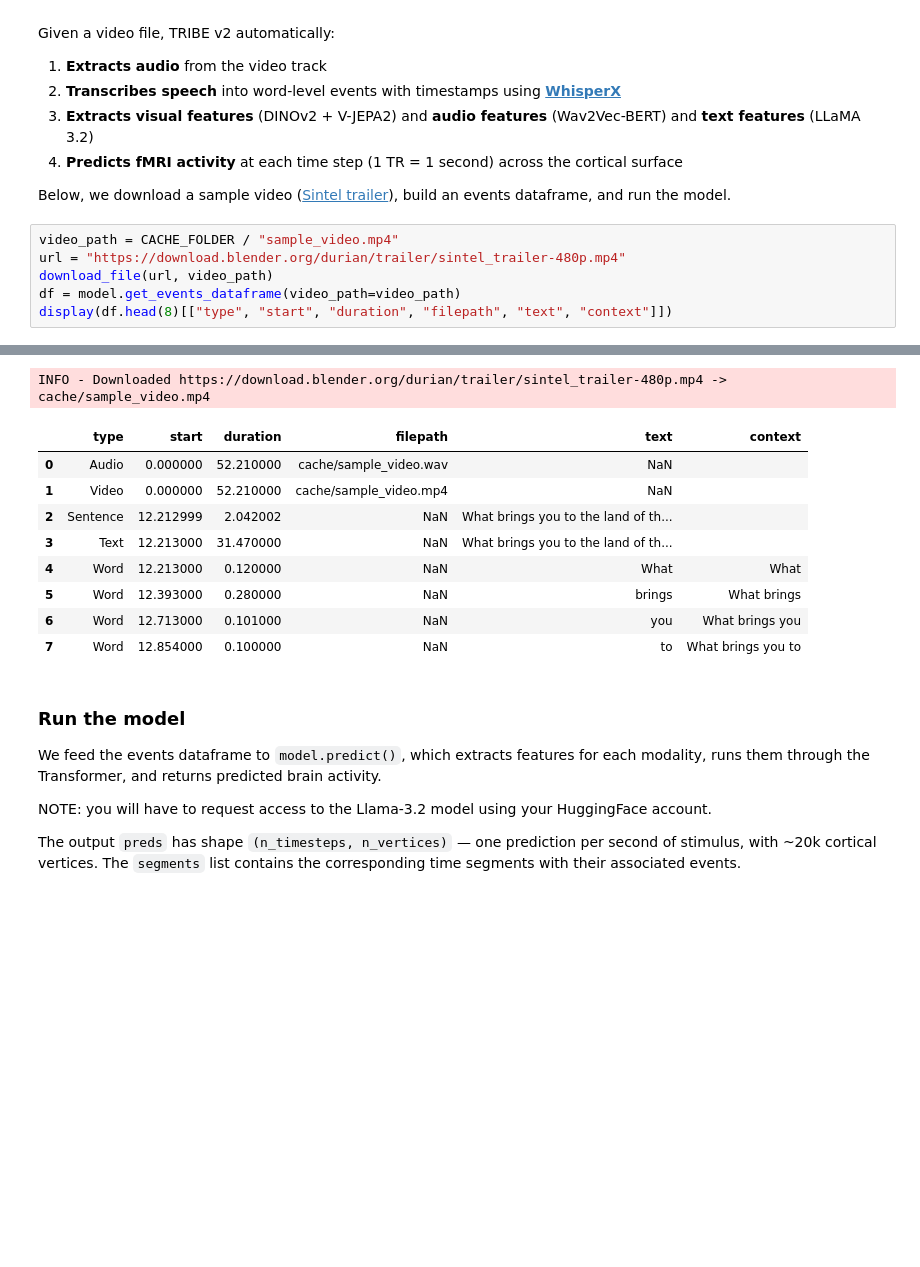
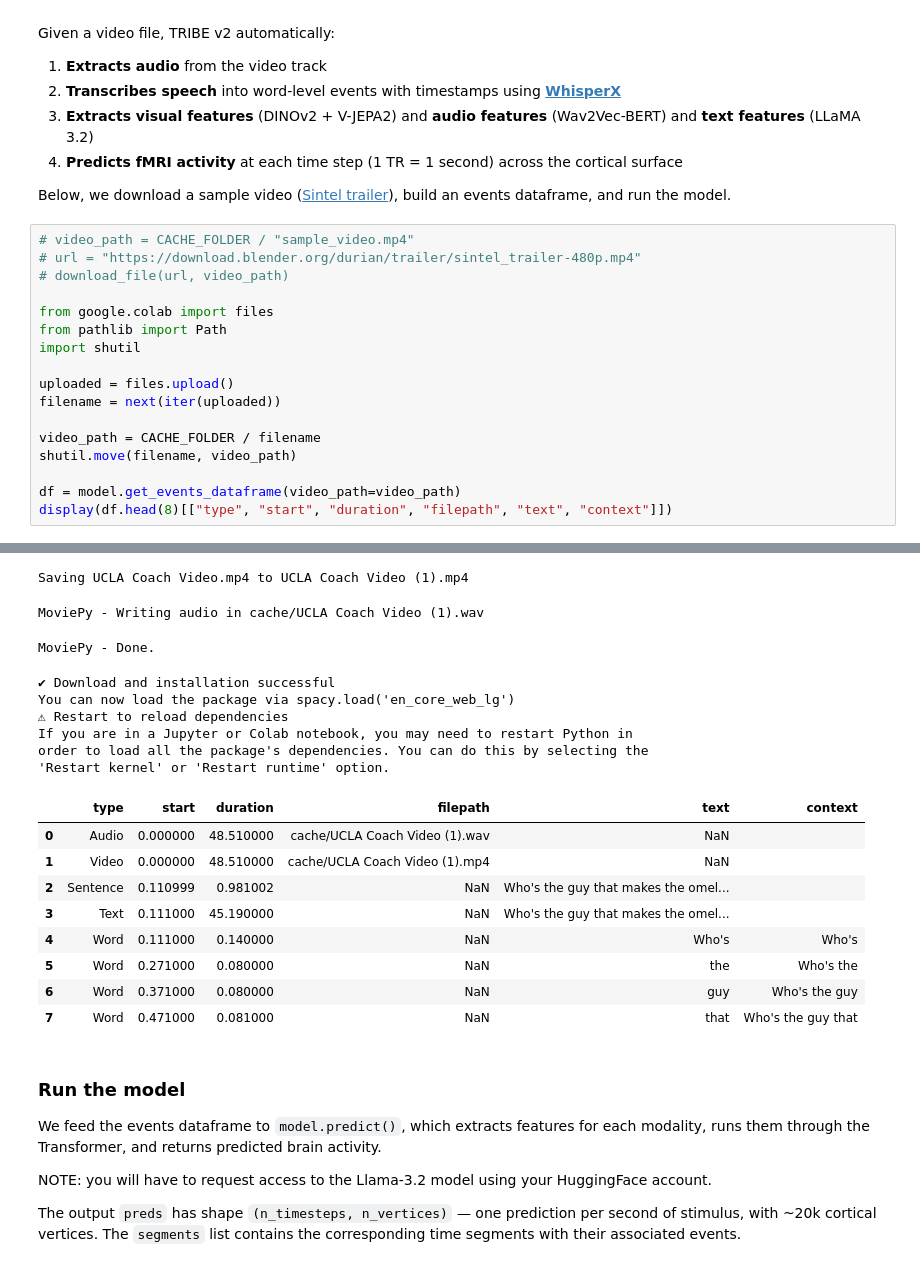
Before and after one commit to t-halkyard/tribe, a Jupyter notebook: tribe_demo.ipynb, the cells around one changed output, grey strips where cells are left out. Drawn from its saved outputs; the diff is of its cells as text; blank space fills up the shorter version.

```diff
--- a/tribe_demo.ipynb
+++ b/tribe_demo.ipynb
@@ -68,9 +58,20 @@ Given a video file, TRIBE v2 automatically:
 
 Below, we download a sample video ([Sintel trailer](https://durian.blender.org/)), build an events dataframe, and run the model.
 # %%
-video_path = CACHE_FOLDER / "sample_video.mp4"
-url = "https://download.blender.org/durian/trailer/sintel_trailer-480p.mp4"
-download_file(url, video_path)
+# video_path = CACHE_FOLDER / "sample_video.mp4"
+# url = "https://download.blender.org/durian/trailer/sintel_trailer-480p.mp4"
+# download_file(url, video_path)
+
+from google.colab import files
+from pathlib import Path
+import shutil
+
+uploaded = files.upload()
+filename = next(iter(uploaded))
+
+video_path = CACHE_FOLDER / filename
+shutil.move(filename, video_path)
+
 df = model.get_events_dataframe(video_path=video_path)
 display(df.head(8)[["type", "start", "duration", "filepath", "text", "context"]])
 # %% [output]
@@ -77,13 +79,21 @@ display(df.head(8)[["type", "start", "duration", "filepath", "text", "context"]]
-INFO - Downloaded https://download.blender.org/durian/trailer/sintel_trailer-480p.mp4 -> cache/sample_video.mp4
+Saving UCLA Coach Video.mp4 to UCLA Coach Video (1).mp4
+MoviePy - Writing audio in cache/UCLA Coach Video (1).wav
+MoviePy - Done.
+✔ Download and installation successful
+You can now load the package via spacy.load('en_core_web_lg')
+⚠ Restart to reload dependencies
+If you are in a Jupyter or Colab notebook, you may need to restart Python in
+order to load all the package's dependencies. You can do this by selecting the
+'Restart kernel' or 'Restart runtime' option.
 |  | type | start | duration | filepath | text | context |
-| 0 | Audio | 0.000000 | 52.210000 | cache/sample_video.wav | NaN |  |
-| 1 | Video | 0.000000 | 52.210000 | cache/sample_video.mp4 | NaN |  |
-| 2 | Sentence | 12.212999 | 2.042002 | NaN | What brings you to the land of th... |  |
-| 3 | Text | 12.213000 | 31.470000 | NaN | What brings you to the land of th... |  |
-| 4 | Word | 12.213000 | 0.120000 | NaN | What | What |
-| 5 | Word | 12.393000 | 0.280000 | NaN | brings | What brings |
-| 6 | Word | 12.713000 | 0.101000 | NaN | you | What brings you |
-| 7 | Word | 12.854000 | 0.100000 | NaN | to | What brings you to |
+| 0 | Audio | 0.000000 | 48.510000 | cache/UCLA Coach Video (1).wav | NaN |  |
+| 1 | Video | 0.000000 | 48.510000 | cache/UCLA Coach Video (1).mp4 | NaN |  |
+| 2 | Sentence | 0.110999 | 0.981002 | NaN | Who's the guy that makes the omel... |  |
+| 3 | Text | 0.111000 | 45.190000 | NaN | Who's the guy that makes the omel... |  |
+| 4 | Word | 0.111000 | 0.140000 | NaN | Who's | Who's |
+| 5 | Word | 0.271000 | 0.080000 | NaN | the | Who's the |
+| 6 | Word | 0.371000 | 0.080000 | NaN | guy | Who's the guy |
+| 7 | Word | 0.471000 | 0.081000 | NaN | that | Who's the guy that |
 # %% [markdown]
 ### Run the model
 
```
Also changed, not shown: parts of 4 cells of this notebook.
